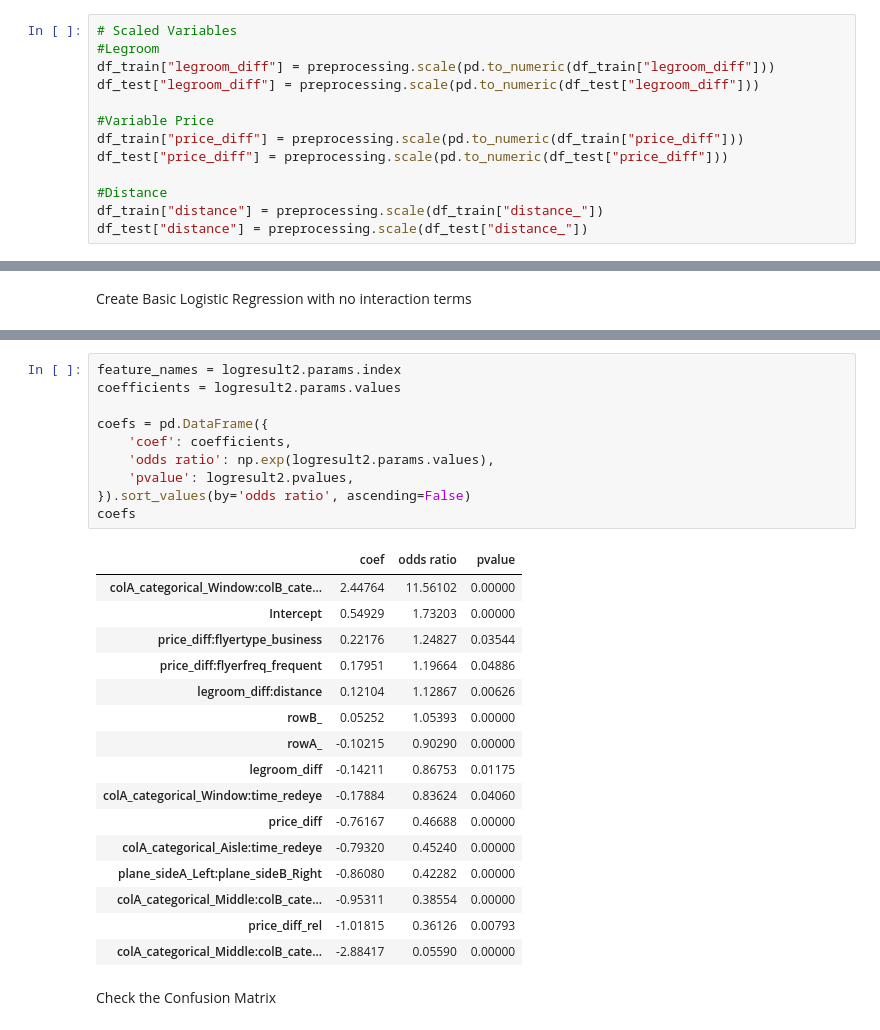
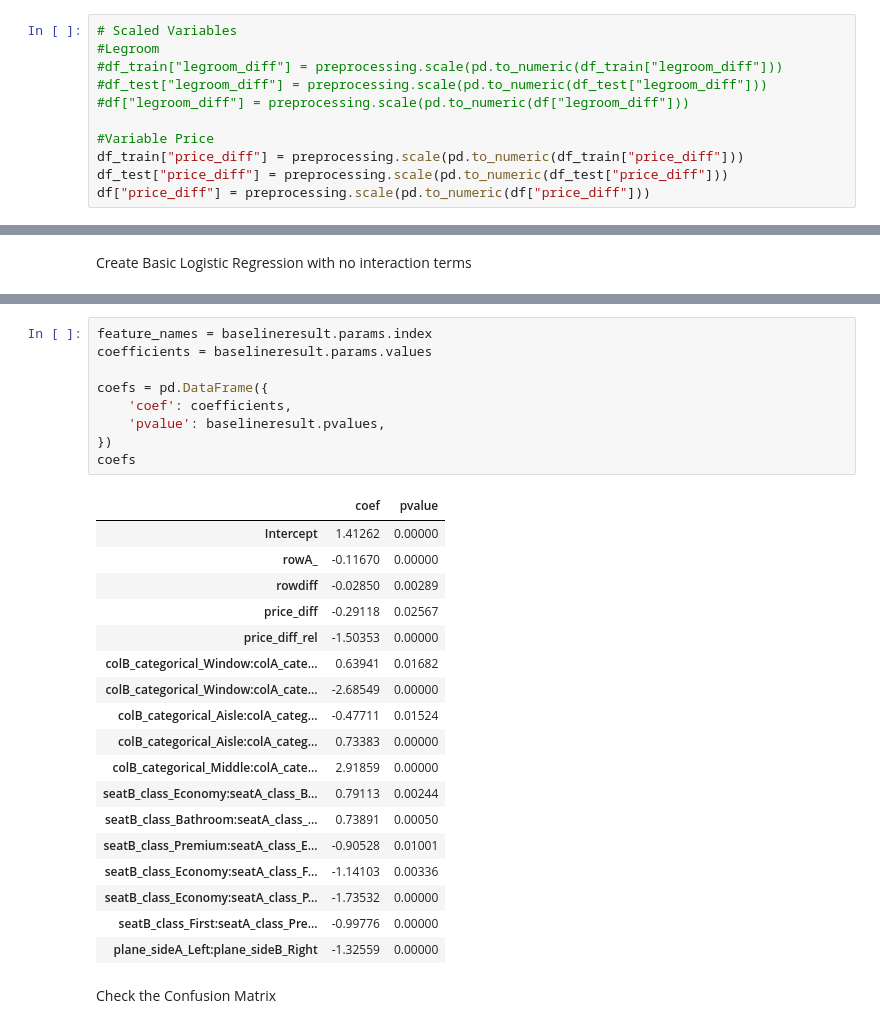
Before and after one commit to rwengstrom/AlaskaCapstone, a Jupyter notebook: Model.ipynb, the cells around one changed output, grey strips where cells are left out. Drawn from its saved outputs; the diff is of its cells as text.

```diff
--- a/Model.ipynb
+++ b/Model.ipynb
@@ -41,13 +49,11 @@ Scale continuous variables
 # %%
 # Scaled Variables
 #Legroom
-df_train["legroom_diff"] = preprocessing.scale(pd.to_numeric(df_train["legroom_diff"]))
-df_test["legroom_diff"] = preprocessing.scale(pd.to_numeric(df_test["legroom_diff"]))
+#df_train["legroom_diff"] = preprocessing.scale(pd.to_numeric(df_train["legroom_diff"]))
+#df_test["legroom_diff"] = preprocessing.scale(pd.to_numeric(df_test["legroom_diff"]))
+#df["legroom_diff"] = preprocessing.scale(pd.to_numeric(df["legroom_diff"]))
 
 #Variable Price
 df_train["price_diff"] = preprocessing.scale(pd.to_numeric(df_train["price_diff"]))
 df_test["price_diff"] = preprocessing.scale(pd.to_numeric(df_test["price_diff"]))
-
-#Distance
-df_train["distance"] = preprocessing.scale(df_train["distance_"])
-df_test["distance"] = preprocessing.scale(df_test["distance_"])
+df["price_diff"] = preprocessing.scale(pd.to_numeric(df["price_diff"]))
@@ -140,31 +155,32 @@ price_diff:flyertype_business                    0.2218   0.1054   2.1033 0.0354
 ================================================================================================
 # %%
-feature_names = logresult2.params.index
-coefficients = logresult2.params.values
+feature_names = baselineresult.params.index
+coefficients = baselineresult.params.values
 
 coefs = pd.DataFrame({
     'coef': coefficients,
-    'odds ratio': np.exp(logresult2.params.values),
-    'pvalue': logresult2.pvalues,
-}).sort_values(by='odds ratio', ascending=False)
+    'pvalue': baselineresult.pvalues,
+})
 coefs
 # %% [output]
-|  | coef | odds ratio | pvalue |
-| colA_categorical_Window:colB_cate... | 2.44764 | 11.56102 | 0.00000 |
-| Intercept | 0.54929 | 1.73203 | 0.00000 |
-| price_diff:flyertype_business | 0.22176 | 1.24827 | 0.03544 |
-| price_diff:flyerfreq_frequent | 0.17951 | 1.19664 | 0.04886 |
-| legroom_diff:distance | 0.12104 | 1.12867 | 0.00626 |
-| rowB_ | 0.05252 | 1.05393 | 0.00000 |
-| rowA_ | -0.10215 | 0.90290 | 0.00000 |
-| legroom_diff | -0.14211 | 0.86753 | 0.01175 |
-| colA_categorical_Window:time_redeye | -0.17884 | 0.83624 | 0.04060 |
-| price_diff | -0.76167 | 0.46688 | 0.00000 |
-| colA_categorical_Aisle:time_redeye | -0.79320 | 0.45240 | 0.00000 |
-| plane_sideA_Left:plane_sideB_Right | -0.86080 | 0.42282 | 0.00000 |
-| colA_categorical_Middle:colB_cate... | -0.95311 | 0.38554 | 0.00000 |
-| price_diff_rel | -1.01815 | 0.36126 | 0.00793 |
-| colA_categorical_Middle:colB_cate... | -2.88417 | 0.05590 | 0.00000 |
+|  | coef | pvalue |
+| Intercept | 1.41262 | 0.00000 |
+| rowA_ | -0.11670 | 0.00000 |
+| rowdiff | -0.02850 | 0.00289 |
+| price_diff | -0.29118 | 0.02567 |
+| price_diff_rel | -1.50353 | 0.00000 |
+| colB_categorical_Window:colA_cate... | 0.63941 | 0.01682 |
+| colB_categorical_Window:colA_cate... | -2.68549 | 0.00000 |
+| colB_categorical_Aisle:colA_categ... | -0.47711 | 0.01524 |
+| colB_categorical_Aisle:colA_categ... | 0.73383 | 0.00000 |
+| colB_categorical_Middle:colA_cate... | 2.91859 | 0.00000 |
+| seatB_class_Economy:seatA_class_B... | 0.79113 | 0.00244 |
+| seatB_class_Bathroom:seatA_class_... | 0.73891 | 0.00050 |
+| seatB_class_Premium:seatA_class_E... | -0.90528 | 0.01001 |
+| seatB_class_Economy:seatA_class_F... | -1.14103 | 0.00336 |
+| seatB_class_Economy:seatA_class_P... | -1.73532 | 0.00000 |
+| seatB_class_First:seatA_class_Pre... | -0.99776 | 0.00000 |
+| plane_sideA_Left:plane_sideB_Right | -1.32559 | 0.00000 |
 # %% [markdown]
 Check the Confusion Matrix
 # %%
```
Also changed, not shown: parts of 25 cells of this notebook, 2 other files.
